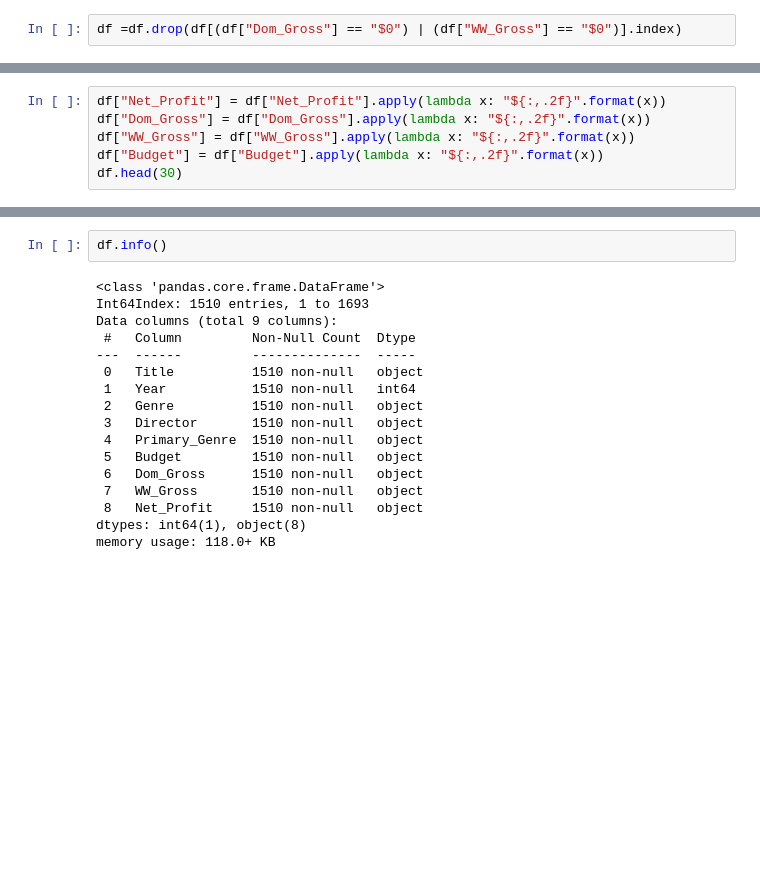
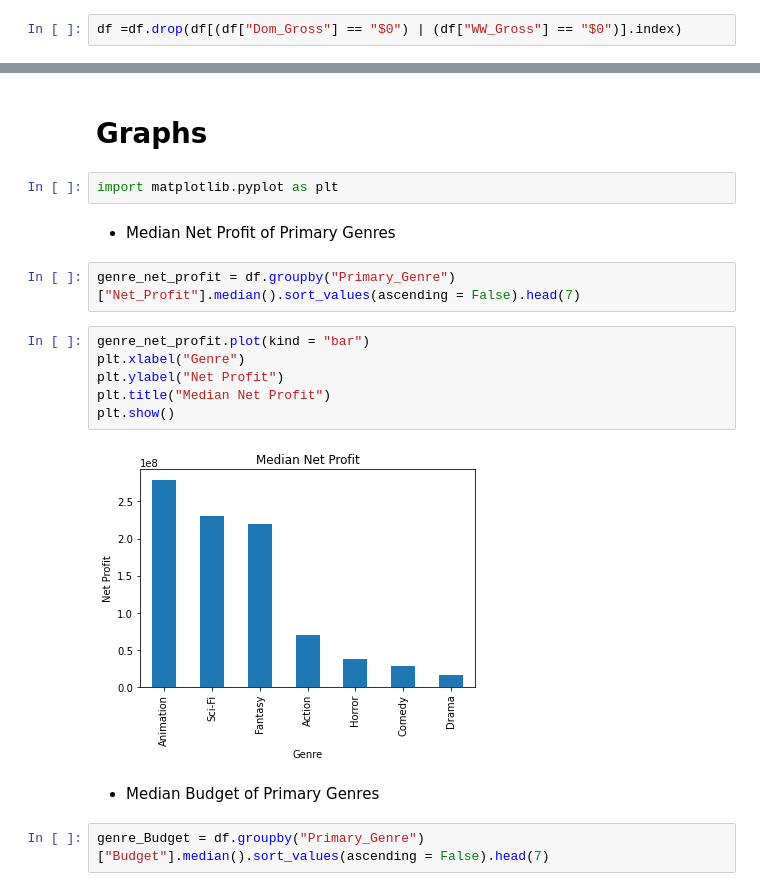
Before and after one commit to ginaguerin/Movie_Projection_Analysis, a Jupyter notebook: Notebook2.ipynb, the cells around one changed output, grey strips where cells are left out. Drawn from its saved outputs; the diff is of its cells as text; blank space fills up the shorter version.

Commit message:
Graphs added to Notebook

```diff
--- a/Notebook2.ipynb
+++ b/Notebook2.ipynb
@@ -265,6 +174,0 @@ df.head()
-# %%
-df["Net_Profit"] = df["Net_Profit"].apply(lambda x: "${:,.2f}".format(x))
-df["Dom_Gross"] = df["Dom_Gross"].apply(lambda x: "${:,.2f}".format(x))
-df["WW_Gross"] = df["WW_Gross"].apply(lambda x: "${:,.2f}".format(x))
-df["Budget"] = df["Budget"].apply(lambda x: "${:,.2f}".format(x))
-df.head(30)
@@ -289,19 +175,20 @@ df.head(30)
-# %%
-df.info()
-# %% [output]
-<class 'pandas.core.frame.DataFrame'>
-Int64Index: 1510 entries, 1 to 1693
-Data columns (total 9 columns):
- #   Column         Non-Null Count  Dtype
----  ------         --------------  -----
- 0   Title          1510 non-null   object
- 1   Year           1510 non-null   int64
- 2   Genre          1510 non-null   object
- 3   Director       1510 non-null   object
- 4   Primary_Genre  1510 non-null   object
- 5   Budget         1510 non-null   object
- 6   Dom_Gross      1510 non-null   object
- 7   WW_Gross       1510 non-null   object
- 8   Net_Profit     1510 non-null   object
-dtypes: int64(1), object(8)
-memory usage: 118.0+ KB
+# %% [markdown]
+# Graphs #
+# %%
+import matplotlib.pyplot as plt
+# %% [markdown]
+- Median Net Profit of Primary Genres
+# %%
+genre_net_profit = df.groupby("Primary_Genre")["Net_Profit"].median().sort_values(ascending = False).head(7)
+# %%
+genre_net_profit.plot(kind = "bar")
+plt.xlabel("Genre")
+plt.ylabel("Net Profit")
+plt.title("Median Net Profit")
+plt.show()
+# %% [output]
+[figure, added]
+# %% [markdown]
+- Median Budget of Primary Genres
+# %%
+genre_Budget = df.groupby("Primary_Genre")["Budget"].median().sort_values(ascending = False).head(7)
```
Also changed, not shown: parts of 47 cells of this notebook, 2 other files.
